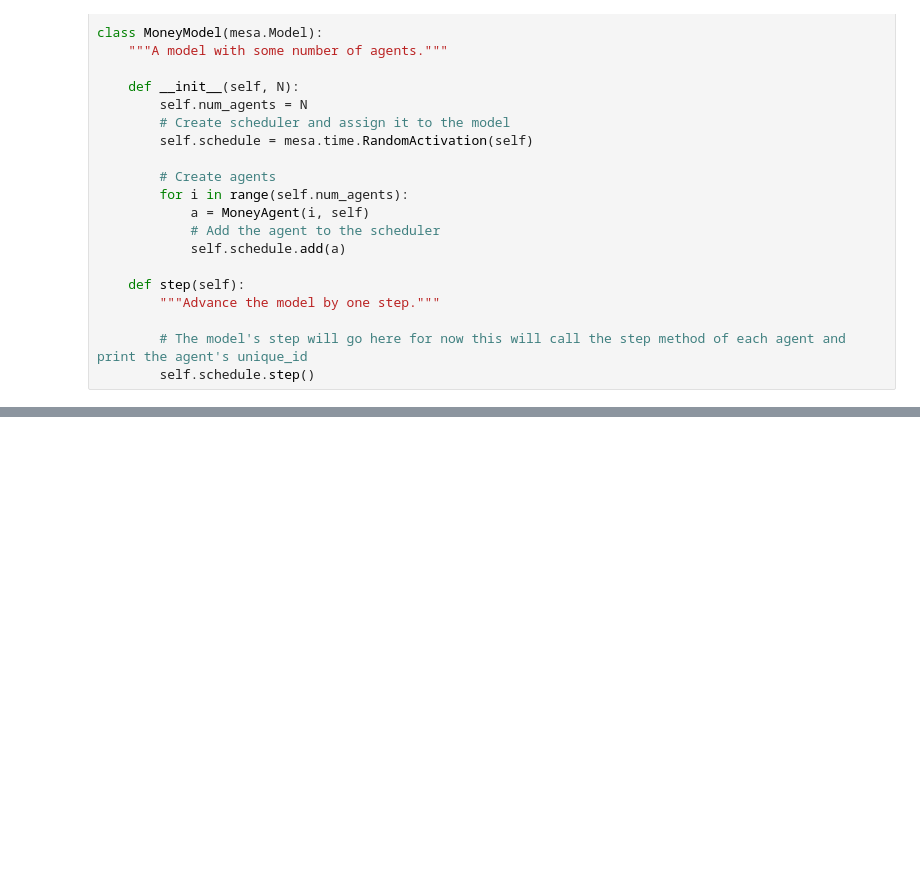
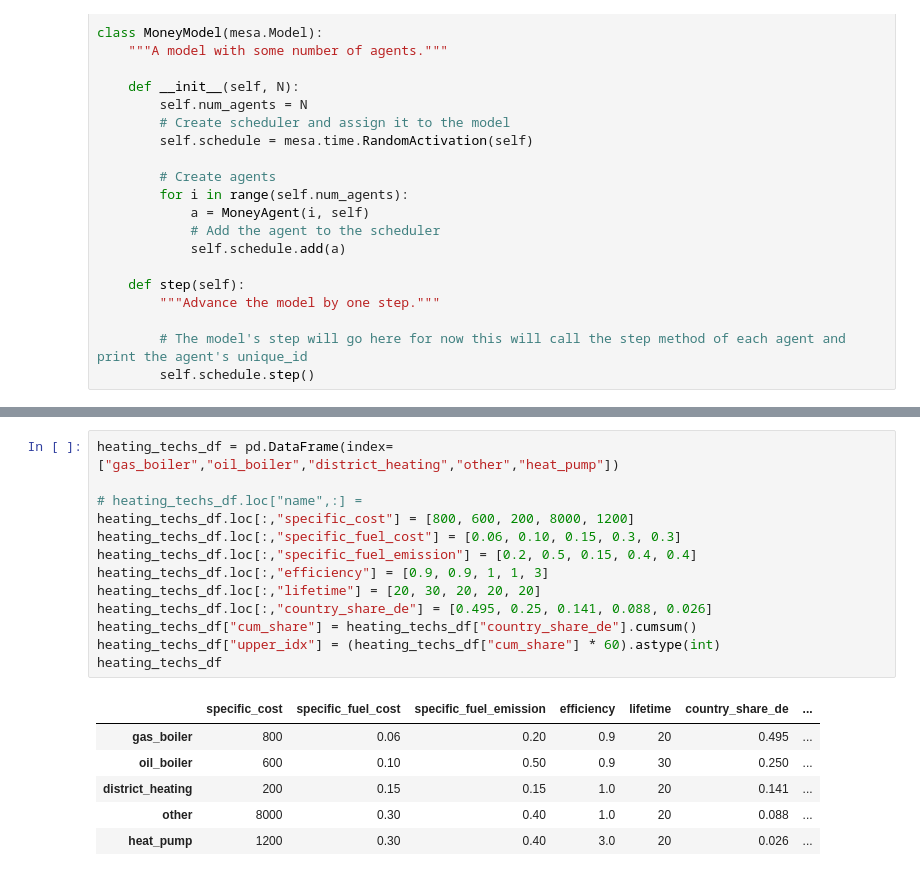
Before and after one commit to david-huck/abetam, a Jupyter notebook: sandbox.ipynb, the cells around one changed output, grey strips where cells are left out. Saved outputs shown, nothing was run; the diff lists cells and outputs as text; blank space fills up the shorter version.

Commit message:
added heating techs

```diff
--- a/sandbox.ipynb
+++ b/sandbox.ipynb
@@ -64,0 +98,20 @@ fig
+# %%
+heating_techs_df = pd.DataFrame(index=["gas_boiler","oil_boiler","district_heating","other","heat_pump"])
+
+# heating_techs_df.loc["name",:] =
+heating_techs_df.loc[:,"specific_cost"] = [800, 600, 200, 8000, 1200]
+heating_techs_df.loc[:,"specific_fuel_cost"] = [0.06, 0.10, 0.15, 0.3, 0.3]
+heating_techs_df.loc[:,"specific_fuel_emission"] = [0.2, 0.5, 0.15, 0.4, 0.4]
+heating_techs_df.loc[:,"efficiency"] = [0.9, 0.9, 1, 1, 3]
+heating_techs_df.loc[:,"lifetime"] = [20, 30, 20, 20, 20]
+heating_techs_df.loc[:,"country_share_de"] = [0.495, 0.25, 0.141, 0.088, 0.026]
+heating_techs_df["cum_share"] = heating_techs_df["country_share_de"].cumsum()
+heating_techs_df["upper_idx"] = (heating_techs_df["cum_share"] * 60).astype(int)
+heating_techs_df
+# %% [output]
+|  | specific_cost | specific_fuel_cost | specific_fuel_emission | efficiency | lifetime | country_share_de | ... |
+| gas_boiler | 800 | 0.06 | 0.20 | 0.9 | 20 | 0.495 | ... |
+| oil_boiler | 600 | 0.10 | 0.50 | 0.9 | 30 | 0.250 | ... |
+| district_heating | 200 | 0.15 | 0.15 | 1.0 | 20 | 0.141 | ... |
+| other | 8000 | 0.30 | 0.40 | 1.0 | 20 | 0.088 | ... |
+| heat_pump | 1200 | 0.30 | 0.40 | 3.0 | 20 | 0.026 | ... |
```
Also changed, not shown: parts of 6 cells of this notebook, 4 other files.
